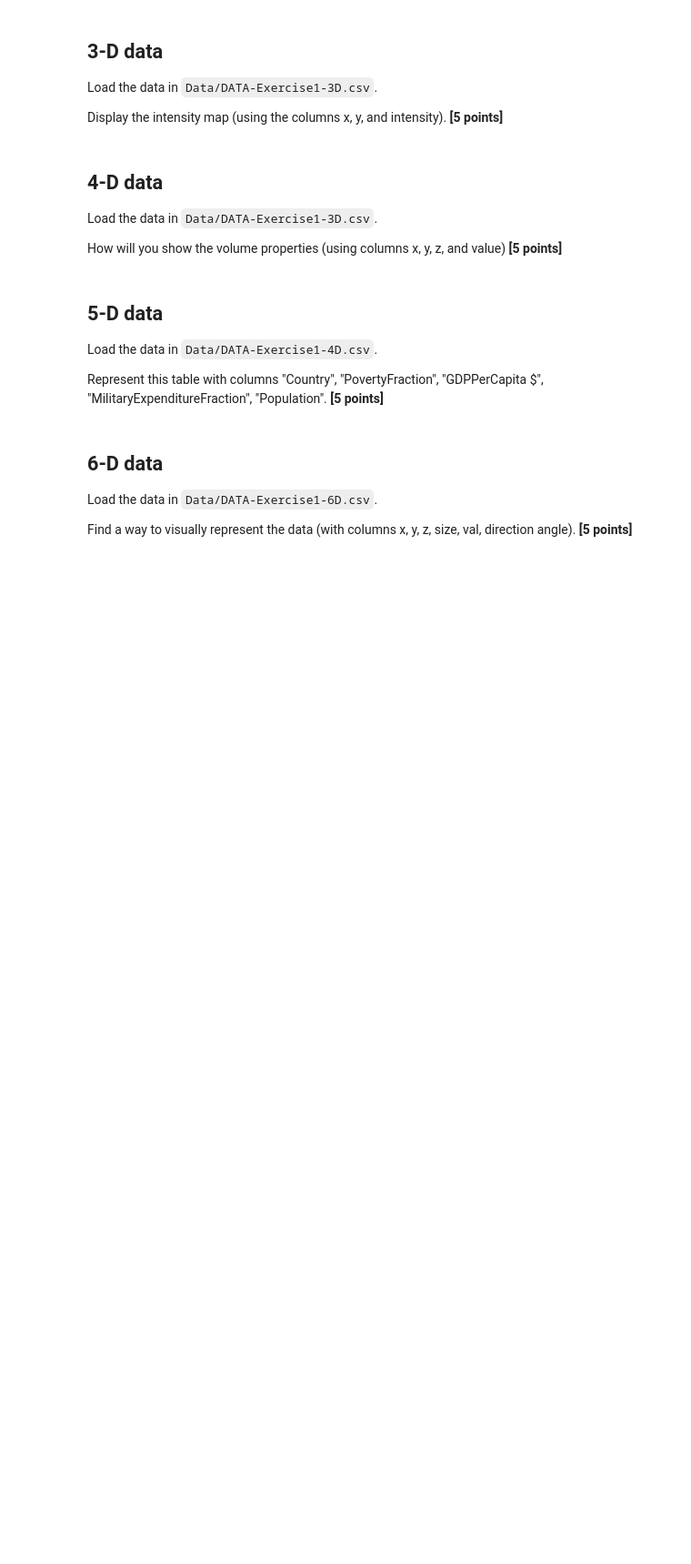
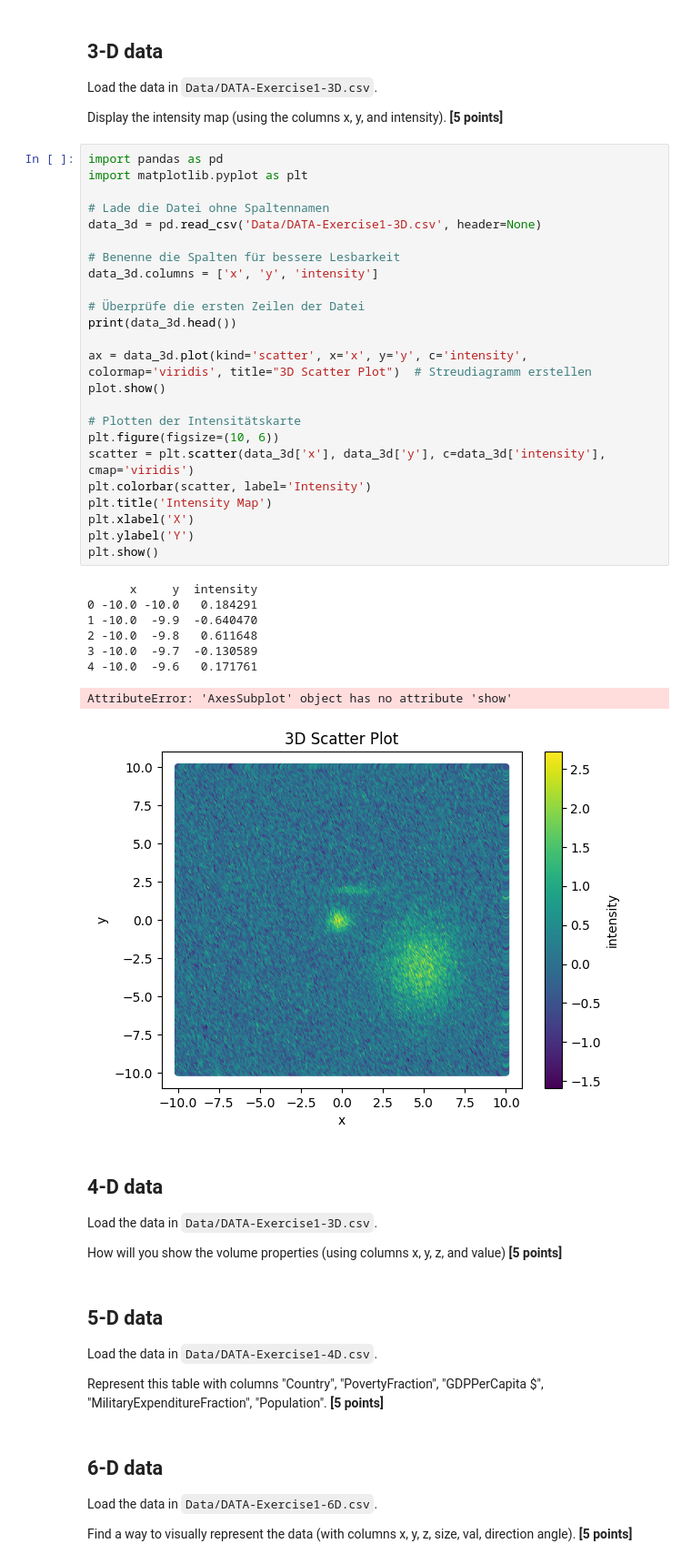
Before and after one commit to DAAP-Summer-2024/intro-to-data-structure-and-data-visualization-PhySicIst25, a Jupyter notebook: assignment_1.ipynb, the cells around one changed output. Shown: that part at 91% size. Saved outputs shown, nothing was run; the diff lists cells and outputs as text; blank space fills up the shorter version.

```diff
--- a/assignment_1.ipynb
+++ b/assignment_1.ipynb
@@ -381,6 +459,39 @@ Plot the world population since 10 000 B.C.  **[5 points]**
 Load the data in `Data/DATA-Exercise1-3D.csv`.
 
 Display the intensity map (using the columns x, y, and intensity).  **[5 points]**
+# %%
+import pandas as pd
+import matplotlib.pyplot as plt
+
+# Lade die Datei ohne Spaltennamen
+data_3d = pd.read_csv('Data/DATA-Exercise1-3D.csv', header=None)
+
+# Benenne die Spalten für bessere Lesbarkeit
+data_3d.columns = ['x', 'y', 'intensity']
+
+# Überprüfe die ersten Zeilen der Datei
+print(data_3d.head())
+
+ax = data_3d.plot(kind='scatter', x='x', y='y', c='intensity', colormap='viridis', title="3D Scatter Plot")  # Streudiagramm erstellen
+plot.show()
+
+# Plotten der Intensitätskarte
+plt.figure(figsize=(10, 6))
+scatter = plt.scatter(data_3d['x'], data_3d['y'], c=data_3d['intensity'], cmap='viridis')
+plt.colorbar(scatter, label='Intensity')
+plt.title('Intensity Map')
+plt.xlabel('X')
+plt.ylabel('Y')
+plt.show()
+# %% [output]
+      x     y  intensity
+0 -10.0 -10.0   0.184291
+1 -10.0  -9.9  -0.640470
+2 -10.0  -9.8   0.611648
+3 -10.0  -9.7  -0.130589
+4 -10.0  -9.6   0.171761
+AttributeError: 'AxesSubplot' object has no attribute 'show'
+[figure, added]
 # %% [markdown]
 ## 4-D data
 
```
Also changed, not shown: parts of 2 cells of this notebook.
